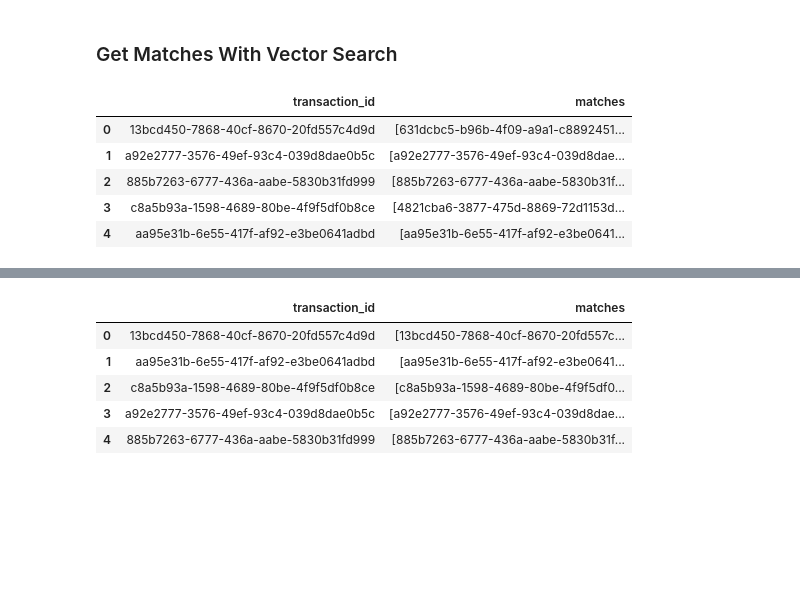
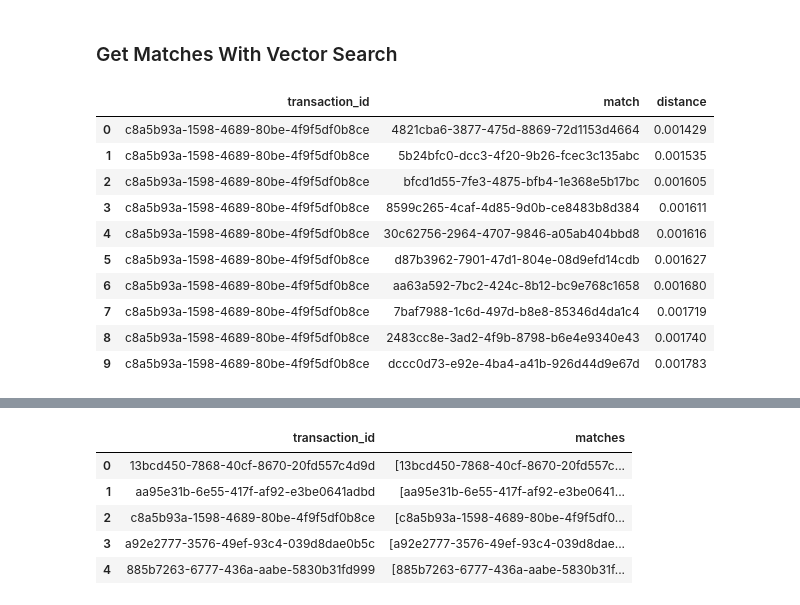
Before and after one commit to statmike/vertex-ai-mlops, a Jupyter notebook: Working With/Embeddings/BQML Autoencoder As Table Embedding.ipynb, the cells around one changed output, grey strips where cells are left out. Drawn from its saved outputs; the diff is of its cells as text; code cells hidden in the pictures; blank space fills up the shorter version.

```diff
--- a/Working With/Embeddings/BQML Autoencoder As Table Embedding.ipynb
+++ b/Working With/Embeddings/BQML Autoencoder As Table Embedding.ipynb
@@ -360,26 +360,32 @@ bq.query(query).to_dataframe()
 # %%
 query = f'''
 SELECT
     query.transaction_id AS transaction_id,
-    ARRAY_AGG(base.transaction_id ORDER BY distance) AS matches
+    base.transaction_id AS match,
+    distance
 FROM
     VECTOR_SEARCH(
         TABLE `{BQ_PROJECT}.{BQ_DATASET}.{BQ_TABLE}_embedding`,
         'embedding',
-        (SELECT * FROM `{BQ_PROJECT}.{BQ_DATASET}.{BQ_TABLE}_embedding` WHERE splits = 'TEST' LIMIT 5),
-        top_k => 5
+        (SELECT * FROM `{BQ_PROJECT}.{BQ_DATASET}.{BQ_TABLE}_embedding` WHERE splits = 'TEST' LIMIT 1),
+        top_k => 10
     )
-GROUP BY transaction_id
+ORDER BY distance
 '''
 result = bq.query(query).to_dataframe()
 result
 # %% [output]
-|  | transaction_id | matches |
-| 0 | 13bcd450-7868-40cf-8670-20fd557c4d9d | [631dcbc5-b96b-4f09-a9a1-c8892451... |
-| 1 | a92e2777-3576-49ef-93c4-039d8dae0b5c | [a92e2777-3576-49ef-93c4-039d8dae... |
-| 2 | 885b7263-6777-436a-aabe-5830b31fd999 | [885b7263-6777-436a-aabe-5830b31f... |
-| 3 | c8a5b93a-1598-4689-80be-4f9f5df0b8ce | [4821cba6-3877-475d-8869-72d1153d... |
-| 4 | aa95e31b-6e55-417f-af92-e3be0641adbd | [aa95e31b-6e55-417f-af92-e3be0641... |
+|  | transaction_id | match | distance |
+| 0 | c8a5b93a-1598-4689-80be-4f9f5df0b8ce | 4821cba6-3877-475d-8869-72d1153d4664 | 0.001429 |
+| 1 | c8a5b93a-1598-4689-80be-4f9f5df0b8ce | 5b24bfc0-dcc3-4f20-9b26-fcec3c135abc | 0.001535 |
+| 2 | c8a5b93a-1598-4689-80be-4f9f5df0b8ce | bfcd1d55-7fe3-4875-bfb4-1e368e5b17bc | 0.001605 |
+| 3 | c8a5b93a-1598-4689-80be-4f9f5df0b8ce | 8599c265-4caf-4d85-9d0b-ce8483b8d384 | 0.001611 |
+| 4 | c8a5b93a-1598-4689-80be-4f9f5df0b8ce | 30c62756-2964-4707-9846-a05ab404bbd8 | 0.001616 |
+| 5 | c8a5b93a-1598-4689-80be-4f9f5df0b8ce | d87b3962-7901-47d1-804e-08d9efd14cdb | 0.001627 |
+| 6 | c8a5b93a-1598-4689-80be-4f9f5df0b8ce | aa63a592-7bc2-424c-8b12-bc9e768c1658 | 0.001680 |
+| 7 | c8a5b93a-1598-4689-80be-4f9f5df0b8ce | 7baf7988-1c6d-497d-b8e8-85346d4da1c4 | 0.001719 |
+| 8 | c8a5b93a-1598-4689-80be-4f9f5df0b8ce | 2483cc8e-3ad2-4f9b-8798-b6e4e9340e43 | 0.001740 |
+| 9 | c8a5b93a-1598-4689-80be-4f9f5df0b8ce | dccc0d73-e92e-4ba4-a41b-926d44d9e67d | 0.001783 |
 # %%
 result['transaction_id'][0]
 # %% [output]
```
Also changed, not shown: parts of 4 cells of this notebook.
